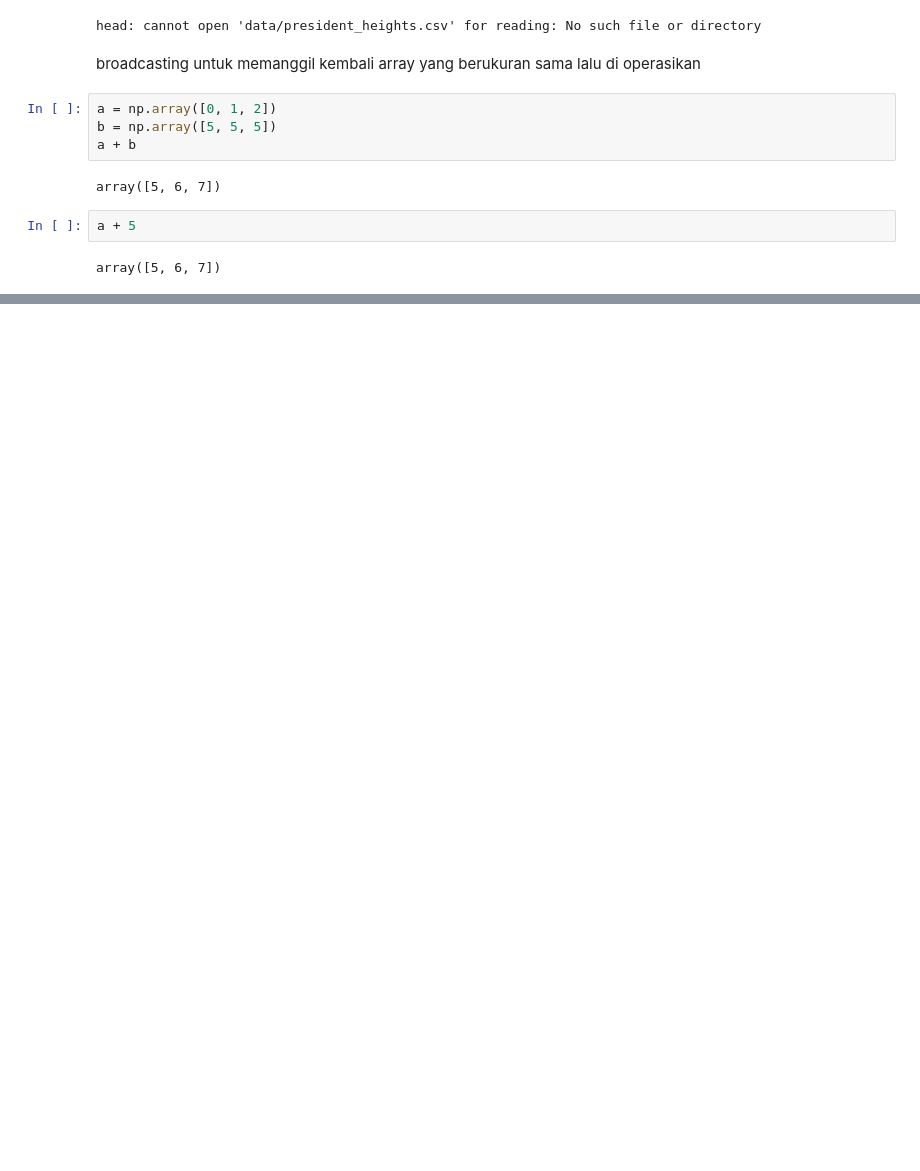
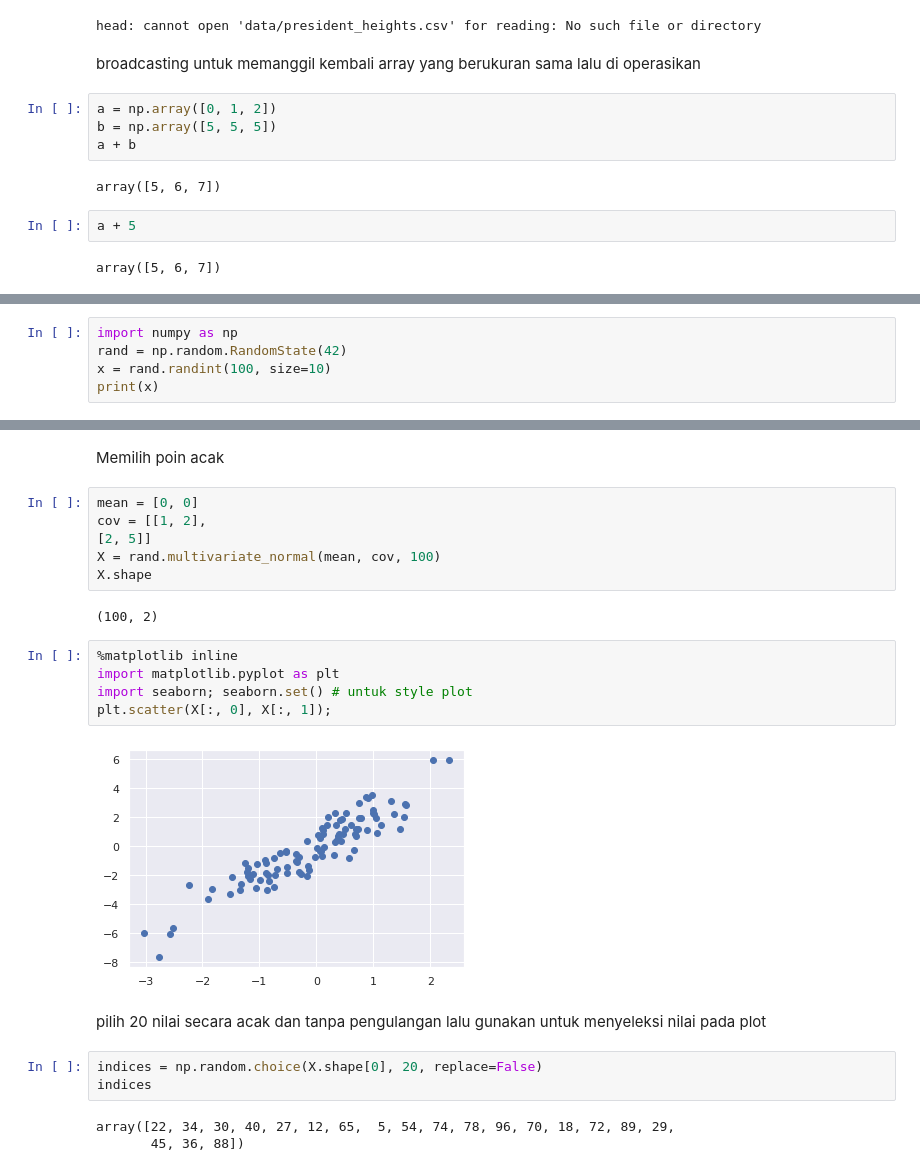
Before and after one commit to hanifaalwi/bigdata, a Jupyter notebook: HanifaAlwi_Tugas2.ipynb, the cells around one changed output, grey strips where cells are left out. Saved outputs shown, nothing was run; the diff lists cells and outputs as text; blank space fills up the shorter version.

```diff
--- a/HanifaAlwi_Tugas2.ipynb
+++ b/HanifaAlwi_Tugas2.ipynb
@@ -801,0 +1080,5 @@ array([5, 6, 7])
+# %%
+import numpy as np
+rand = np.random.RandomState(42)
+x = rand.randint(100, size=10)
+print(x)
@@ -801,0 +1160,25 @@ array([5, 6, 7])
+# %% [markdown]
+Memilih poin acak
+# %%
+mean = [0, 0]
+cov = [[1, 2],
+[2, 5]]
+X = rand.multivariate_normal(mean, cov, 100)
+X.shape
+# %% [output]
+(100, 2)
+# %%
+%matplotlib inline
+import matplotlib.pyplot as plt
+import seaborn; seaborn.set() # untuk style plot
+plt.scatter(X[:, 0], X[:, 1]);
+# %% [output]
+[figure, added]
+# %% [markdown]
+pilih 20 nilai secara acak dan tanpa pengulangan lalu gunakan untuk menyeleksi nilai pada plot
+# %%
+indices = np.random.choice(X.shape[0], 20, replace=False)
+indices
+# %% [output]
+array([22, 34, 30, 40, 27, 12, 65,  5, 54, 74, 78, 96, 70, 18, 72, 89, 29,
+       45, 36, 88])
```
Also changed, not shown: parts of 163 cells of this notebook.
